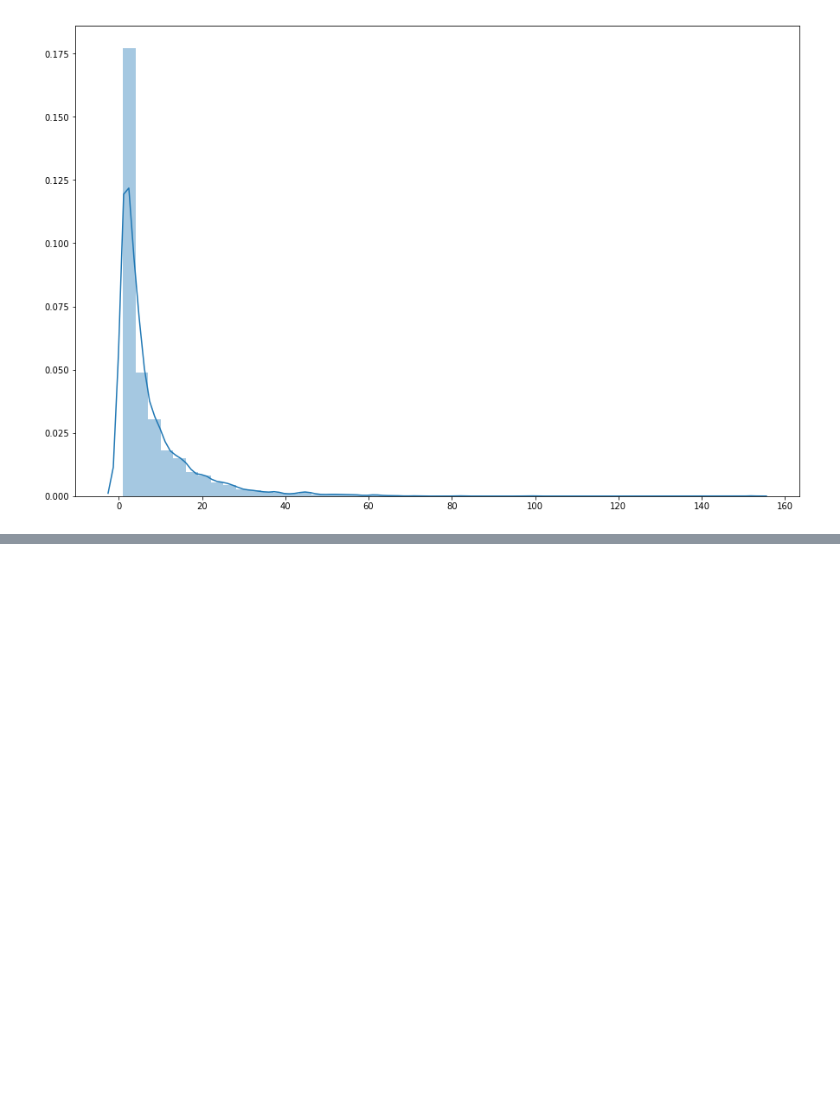
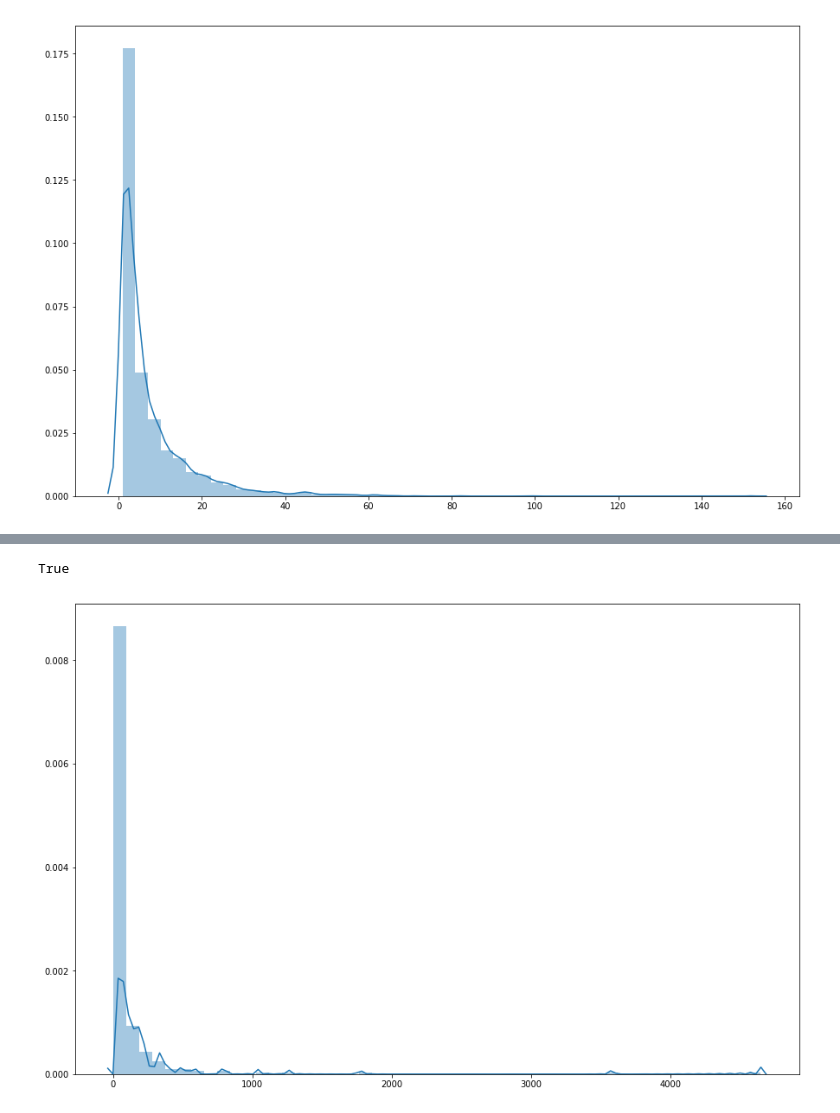
Before and after one commit to kilcoole/amazon-employee-access, a Jupyter notebook: EDA.ipynb, the cells around one changed output, grey strips where cells are left out. Saved outputs shown, nothing was run; the diff lists cells and outputs as text; code cells hidden in the pictures; blank space fills up the shorter version.

```diff
--- a/EDA.ipynb
+++ b/EDA.ipynb
@@ -143,0 +142,11 @@ Name: ROLE_FAMILY, Length: 32769, dtype: int64
+# %%
+train["ROLE_TITLE"].nunique()==len(train[["ROLE_TITLE","ROLE_CODE"]].drop_duplicates())
+# %% [output]
+True
+# %%
+plt.figure(figsize=(15,10))
+ax = sns.distplot(train.groupby(["ROLE_TITLE"]).size())
+setFontsize(15)
+plt.show()
+# %% [output]
+[figure, added]
```
Also changed, not shown: parts of 49 cells of this notebook.
